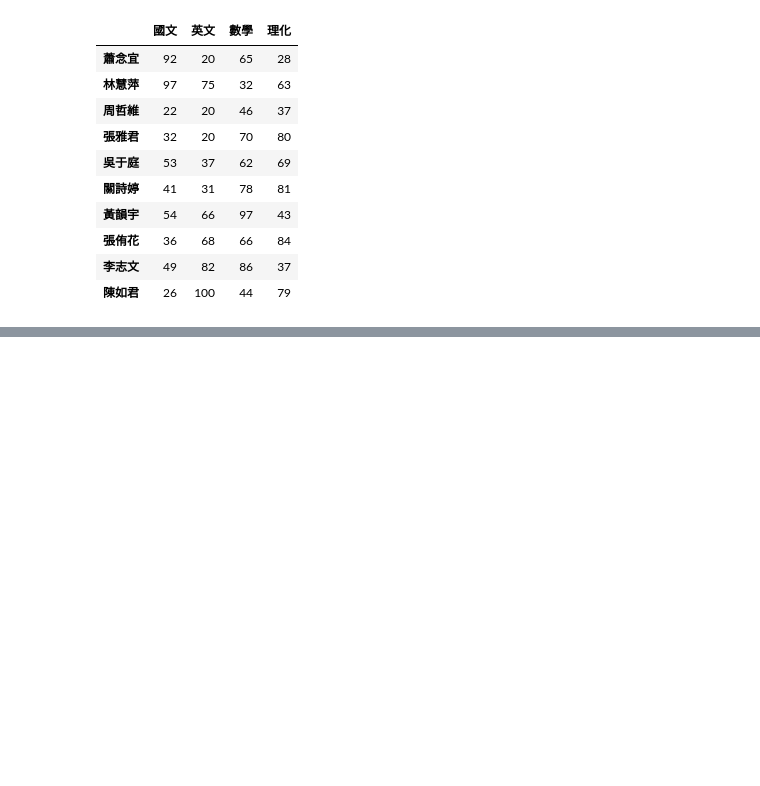
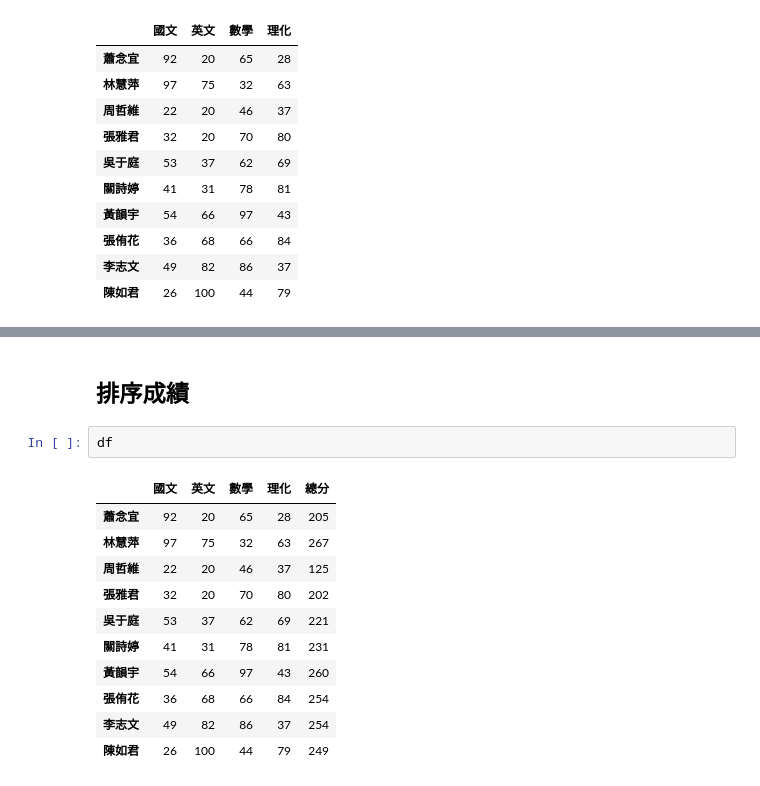
Before and after one commit to vcdemy/20230613, a Jupyter notebook: 20230725筆記.ipynb, the cells around one changed output, grey strips where cells are left out. Drawn from its saved outputs; the diff is of its cells as text; blank space fills up the shorter version.

```diff
--- a/20230725筆記.ipynb
+++ b/20230725筆記.ipynb
@@ -79,0 +325,16 @@ df
+# %% [markdown]
+## 排序成績
+# %%
+df
+# %% [output]
+|  | 國文 | 英文 | 數學 | 理化 | 總分 |
+| 蕭念宜 | 92 | 20 | 65 | 28 | 205 |
+| 林慧萍 | 97 | 75 | 32 | 63 | 267 |
+| 周哲維 | 22 | 20 | 46 | 37 | 125 |
+| 張雅君 | 32 | 20 | 70 | 80 | 202 |
+| 吳于庭 | 53 | 37 | 62 | 69 | 221 |
+| 關詩婷 | 41 | 31 | 78 | 81 | 231 |
+| 黃韻宇 | 54 | 66 | 97 | 43 | 260 |
+| 張侑花 | 36 | 68 | 66 | 84 | 254 |
+| 李志文 | 49 | 82 | 86 | 37 | 254 |
+| 陳如君 | 26 | 100 | 44 | 79 | 249 |
```
Also changed, not shown: parts of 32 cells of this notebook.
